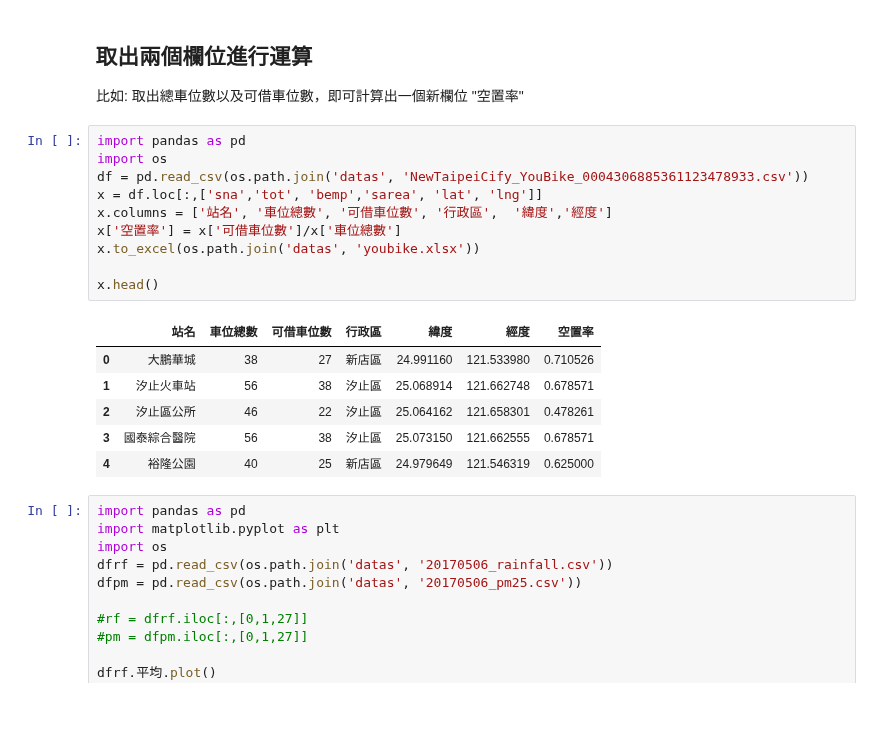
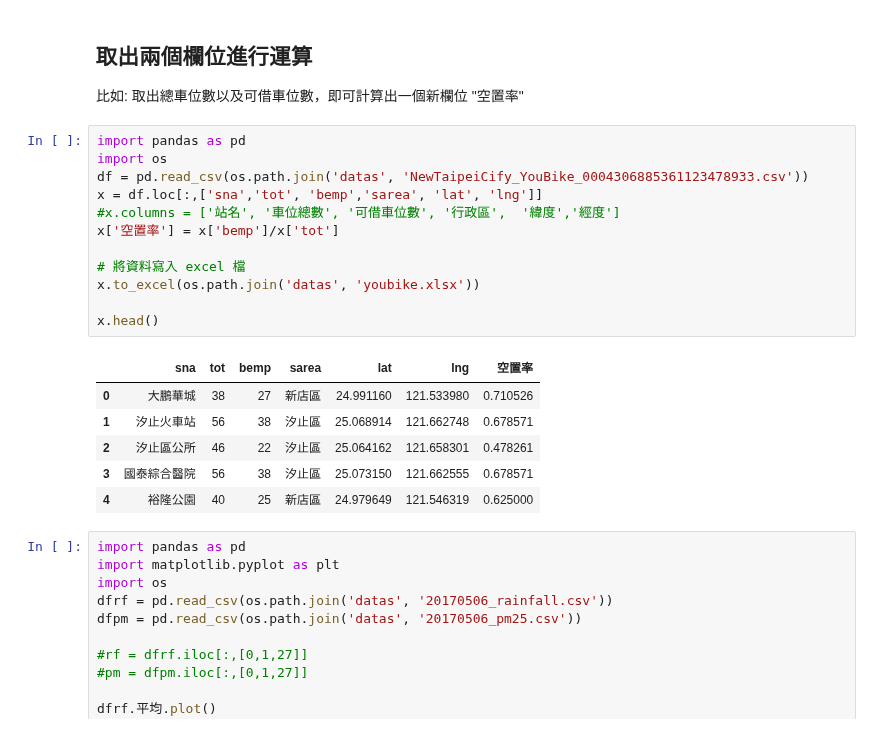
Before and after one commit to jiangsir/PythonBasic, a Jupyter notebook: Pandas基礎用法.ipynb, the cells around one changed output. Drawn from its saved outputs; the diff is of its cells as text.

```diff
--- a/Pandas基礎用法.ipynb
+++ b/Pandas基礎用法.ipynb
@@ -630,15 +630,17 @@ x.head()
 # %%
 import pandas as pd
 import os
 df = pd.read_csv(os.path.join('datas', 'NewTaipeiCify_YouBike_0004306885361123478933.csv'))
 x = df.loc[:,['sna','tot', 'bemp','sarea', 'lat', 'lng']]
-x.columns = ['站名', '車位總數', '可借車位數', '行政區',  '緯度','經度']
-x['空置率'] = x['可借車位數']/x['車位總數']
+#x.columns = ['站名', '車位總數', '可借車位數', '行政區',  '緯度','經度']
+x['空置率'] = x['bemp']/x['tot']
+
+# 將資料寫入 excel 檔
 x.to_excel(os.path.join('datas', 'youbike.xlsx'))
 
 x.head()
 # %% [output]
-|  | 站名 | 車位總數 | 可借車位數 | 行政區 | 緯度 | 經度 | 空置率 |
+|  | sna | tot | bemp | sarea | lat | lng | 空置率 |
 | 0 | 大鵬華城 | 38 | 27 | 新店區 | 24.991160 | 121.533980 | 0.710526 |
 | 1 | 汐止火車站 | 56 | 38 | 汐止區 | 25.068914 | 121.662748 | 0.678571 |
 | 2 | 汐止區公所 | 46 | 22 | 汐止區 | 25.064162 | 121.658301 | 0.478261 |
```
Also changed, not shown: 1 other file.
